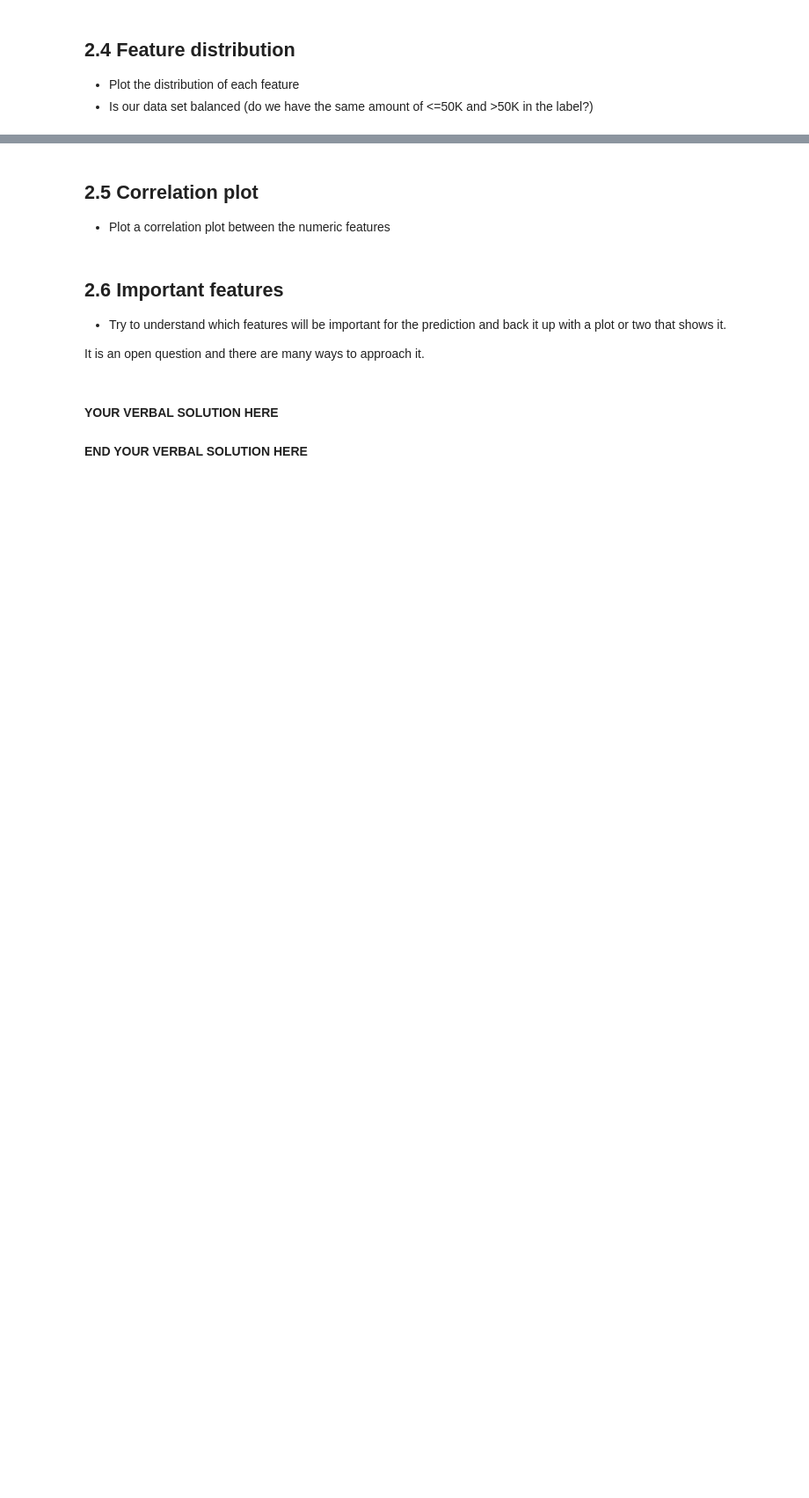
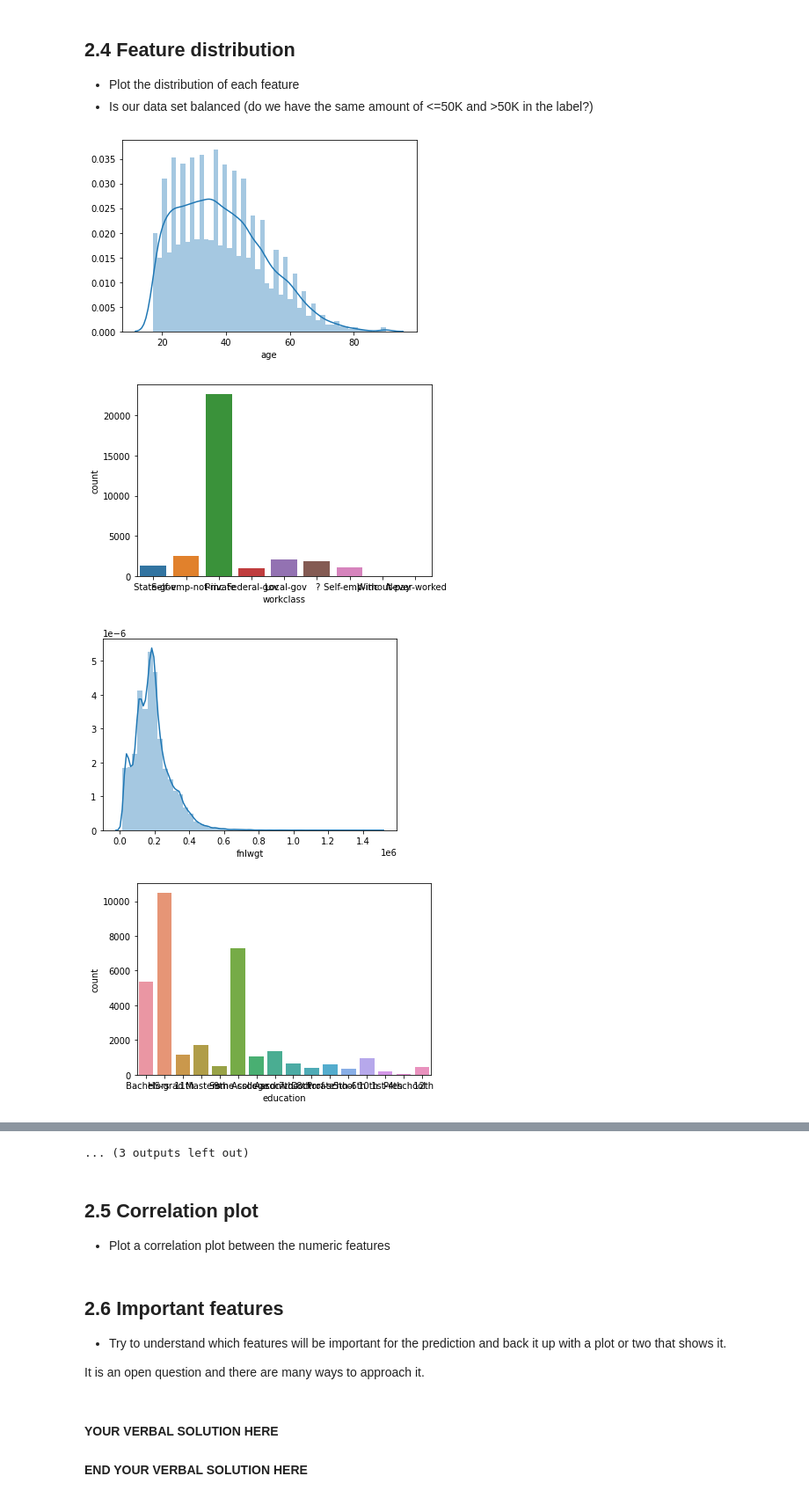
Before and after one commit to Galzi1/DataDiscoveryNNProj, a Jupyter notebook: project_part1.ipynb, the cells around one changed output, grey strips where cells are left out. Shown at 88% size. Drawn from its saved outputs; the diff is of its cells as text; code cells hidden in the pictures; blank space fills up the shorter version.

```diff
--- a/project_part1.ipynb
+++ b/project_part1.ipynb
@@ -48,12 +48,17 @@ If there will be many missing values then we will need to take it in considerati
 ### YOUR CODE HERE
 # 1)
 print(data.isna().sum())
+print("########################")
 # 2)
 for c in data.columns:
   if not np.issubdtype(data[c].dtype, np.number):
     print(f'Column = {c}; unique values = {sorted(data[c].unique())}')
+print("########################")
 # 3)
-
+for c in data.columns:
+  if not np.issubdtype(data[c].dtype, np.number):
+    print(f'Column = {c}; Number of "?" = {data[data[c] == " ?"].shape[0]}')
+print("########################")
 
 
 ### END YOUR CODE
@@ -104,0 +108,15 @@ Column = y; unique values = [' <=50K', ' >50K']
+# %%
+### YOUR CODE HERE
+for c in data.columns:
+  if np.issubdtype(data[c].dtype, np.number):
+    sns.distplot(data[c])
+    plt.show()
+  else:
+    sns.countplot(x=c, data=data)
+    plt.show()
+### END YOUR CODE
+# %% [output]
+[figure, added]
+[figure, added]
+[figure, added]
+[figure, added]
@@ -105,3 +131,4 @@ Column = y; unique values = [' <=50K', ' >50K']
+... (3 outputs left out)
 # %% [markdown]
 ## 2.5 Correlation plot
 
```
Also changed, not shown: parts of 5 cells of this notebook.
